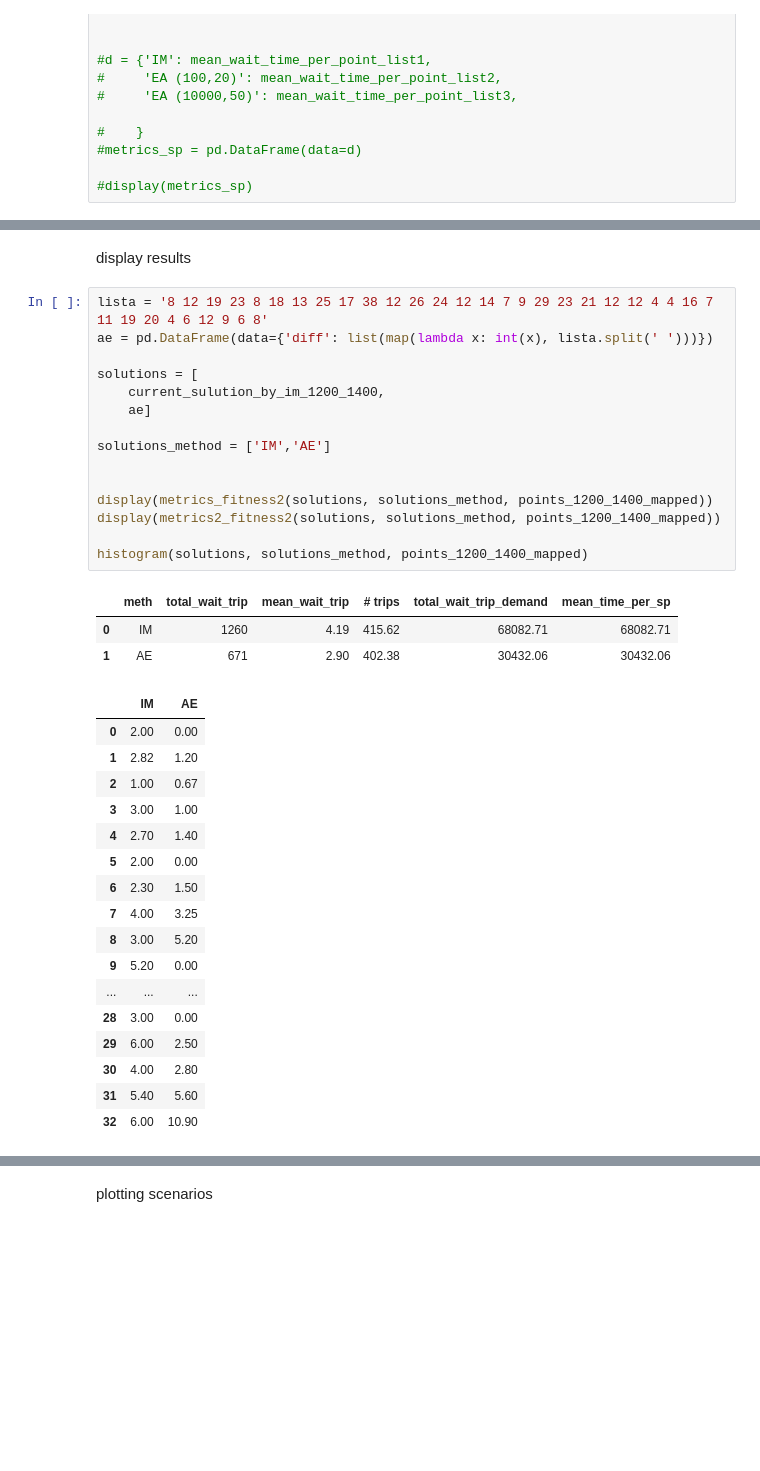
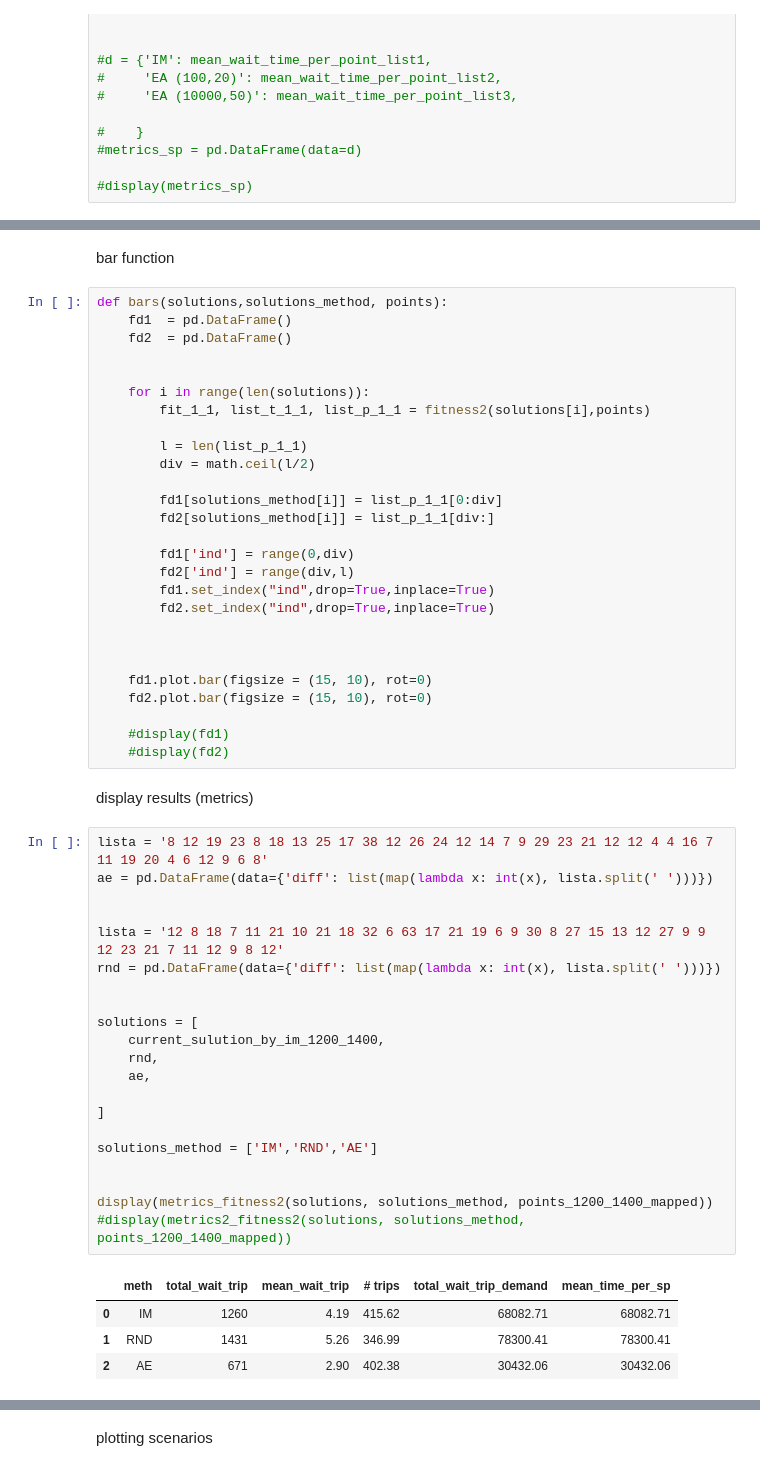
Before and after one commit to jonathan-murana/bus-generator, a Jupyter notebook: bus.ipynb, the cells around one changed output, grey strips where cells are left out. Saved outputs shown, nothing was run; the diff lists cells and outputs as text; blank space fills up the shorter version.

```diff
--- a/bus.ipynb
+++ b/bus.ipynb
@@ -1051,41 +1041,60 @@ def histogram(solutions, solutions_method, points):
         axs[i,1].set_xlabel('waiting time (minutes)')
         axs[i,1].set_xticks(range(max(wait_time_list1)))
         axs[i,1].hist(wait_time_list1, bins=max(wait_time_list1), cumulative=True, normed=True)
+# %% [markdown]
+bar function
+# %%
+def bars(solutions,solutions_method, points):
+    fd1  = pd.DataFrame()
+    fd2  = pd.DataFrame()
+
+
+    for i in range(len(solutions)):
+        fit_1_1, list_t_1_1, list_p_1_1 = fitness2(solutions[i],points)
+
+        l = len(list_p_1_1)
+        div = math.ceil(l/2)
+
+        fd1[solutions_method[i]] = list_p_1_1[0:div]
+        fd2[solutions_method[i]] = list_p_1_1[div:]
+
+        fd1['ind'] = range(0,div)
+        fd2['ind'] = range(div,l)
+        fd1.set_index("ind",drop=True,inplace=True)
+        fd2.set_index("ind",drop=True,inplace=True)
+
+
+
+    fd1.plot.bar(figsize = (15, 10), rot=0)
+    fd2.plot.bar(figsize = (15, 10), rot=0)
+
+    #display(fd1)
+    #display(fd2)
 # %% [markdown]
-display results
+display results (metrics)
 # %%
 lista = '8 12 19 23 8 18 13 25 17 38 12 26 24 12 14 7 9 29 23 21 12 12 4 4 16 7 11 19 20 4 6 12 9 6 8'
 ae = pd.DataFrame(data={'diff': list(map(lambda x: int(x), lista.split(' ')))})
 
+
+lista = '12 8 18 7 11 21 10 21 18 32 6 63 17 21 19 6 9 30 8 27 15 13 12 27 9 9 12 23 21 7 11 12 9 8 12'
+rnd = pd.DataFrame(data={'diff': list(map(lambda x: int(x), lista.split(' ')))})
+
+
 solutions = [
     current_sulution_by_im_1200_1400,
-    ae]
+    rnd,
+    ae,
 
-solutions_method = ['IM','AE']
+]
+
+solutions_method = ['IM','RND','AE']
 
 
 display(metrics_fitness2(solutions, solutions_method, points_1200_1400_mapped))
-display(metrics2_fitness2(solutions, solutions_method, points_1200_1400_mapped))
-
-histogram(solutions, solutions_method, points_1200_1400_mapped)
+#display(metrics2_fitness2(solutions, solutions_method, points_1200_1400_mapped))
 # %% [output]
 |  | meth | total_wait_trip | mean_wait_trip | # trips | total_wait_trip_demand | mean_time_per_sp |
 | 0 | IM | 1260 | 4.19 | 415.62 | 68082.71 | 68082.71 |
-| 1 | AE | 671 | 2.90 | 402.38 | 30432.06 | 30432.06 |
+| 1 | RND | 1431 | 5.26 | 346.99 | 78300.41 | 78300.41 |
+| 2 | AE | 671 | 2.90 | 402.38 | 30432.06 | 30432.06 |
-|  | IM | AE |
-| 0 | 2.00 | 0.00 |
-| 1 | 2.82 | 1.20 |
-| 2 | 1.00 | 0.67 |
-| 3 | 3.00 | 1.00 |
-| 4 | 2.70 | 1.40 |
-| 5 | 2.00 | 0.00 |
-| 6 | 2.30 | 1.50 |
-| 7 | 4.00 | 3.25 |
-| 8 | 3.00 | 5.20 |
-| 9 | 5.20 | 0.00 |
-| ... | ... | ... |
-| 28 | 3.00 | 0.00 |
-| 29 | 6.00 | 2.50 |
-| 30 | 4.00 | 2.80 |
-| 31 | 5.40 | 5.60 |
-| 32 | 6.00 | 10.90 |
```
Also changed, not shown: parts of 12 cells of this notebook.
